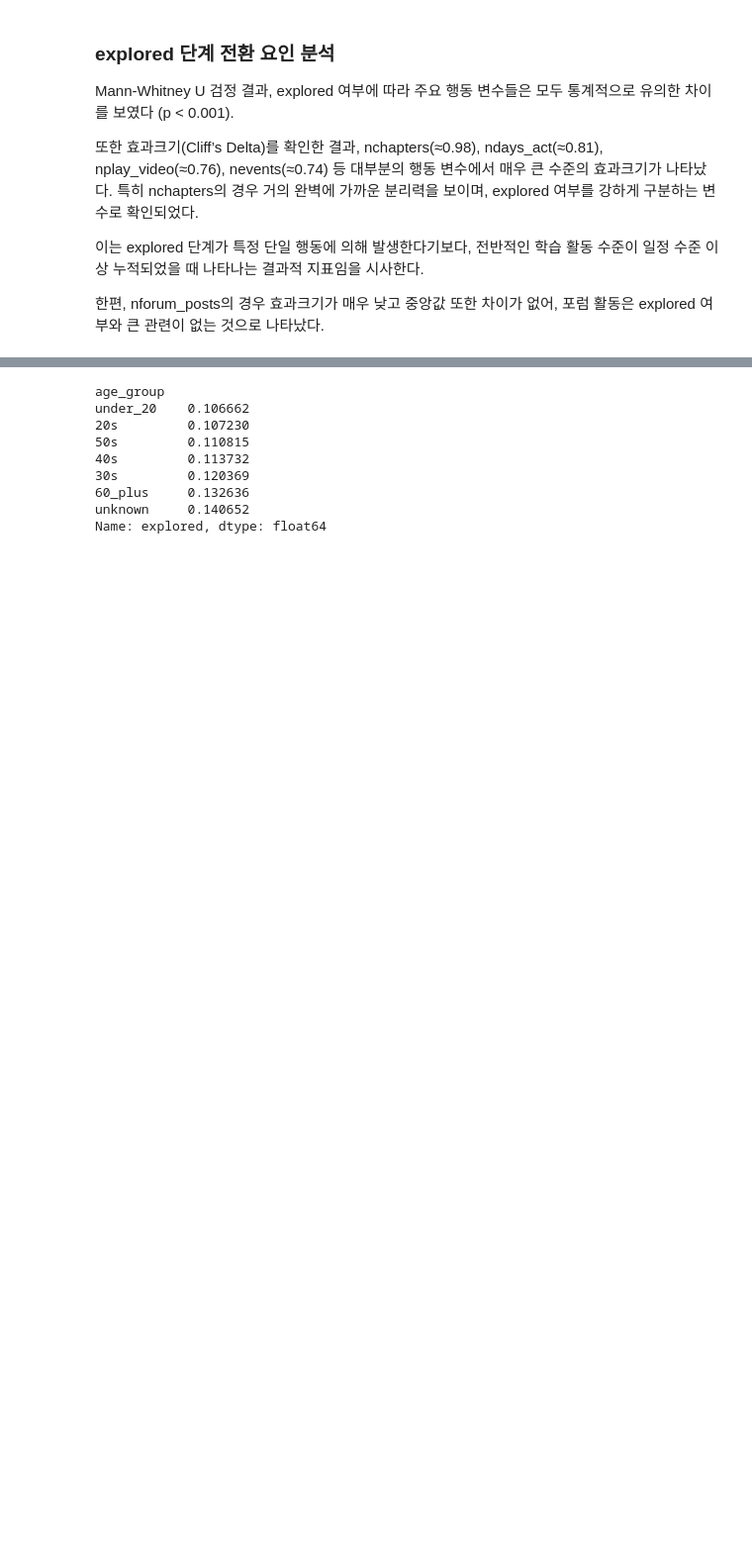
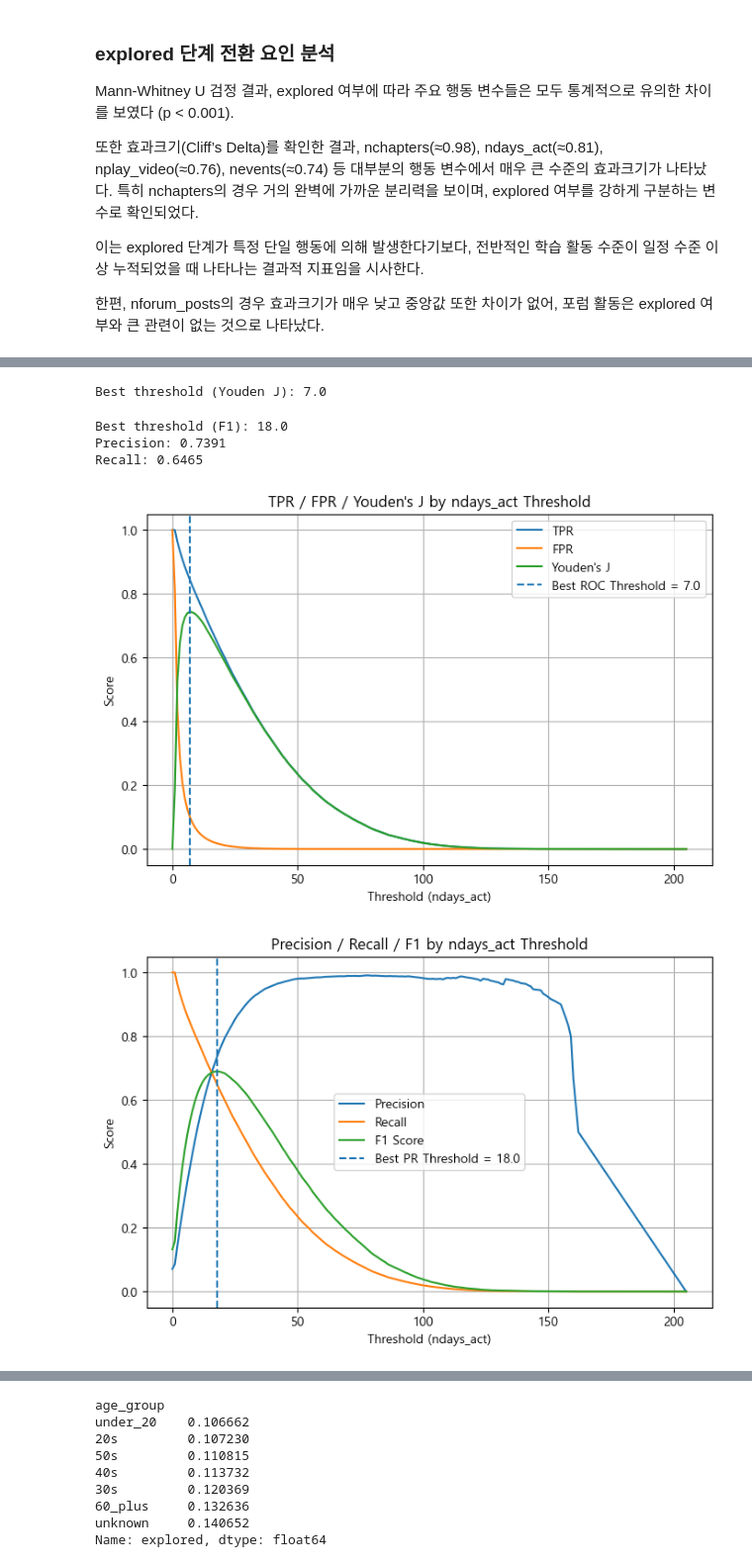
Before and after one commit to Ojirokim/data-analysis-practical-project, a Jupyter notebook: 김규열/교육EDA검정.ipynb, the cells around one changed output, grey strips where cells are left out. Shown at 99% size. Drawn from its saved outputs; the diff is of its cells as text; code cells hidden in the pictures; blank space fills up the shorter version.

```diff
--- a/김규열/교육EDA검정.ipynb
+++ b/김규열/교육EDA검정.ipynb
@@ -300,0 +1085,79 @@ Mann-Whitney U 검정 결과, explored 여부에 따라 주요 행동 변수들
+# %%
+roc_df = df[["explored", "ndays_act"]].dropna()
+
+y = roc_df["explored"]
+x = roc_df["ndays_act"]
+
+fpr, tpr, thresholds = roc_curve(y, x)
+
+j_scores = tpr - fpr
+best_idx = np.argmax(j_scores)
+best_threshold = thresholds[best_idx]
+
+print(f"Best threshold (Youden J): {best_threshold}")
+# %% [output]
+Best threshold (Youden J): 7.0
+# %%
+pr_df = df[["explored", "ndays_act"]].dropna()
+
+y = pr_df["explored"]
+x = pr_df["ndays_act"]
+
+precision, recall, thresholds = precision_recall_curve(y, x)
+
+f1_scores = 2 * (precision[:-1] * recall[:-1]) / (precision[:-1] + recall[:-1] + 1e-10)
+best_idx = np.argmax(f1_scores)
+best_threshold = thresholds[best_idx]
+
+print(f"Best threshold (F1): {best_threshold}")
+print(f"Precision: {precision[best_idx]:.4f}")
+print(f"Recall: {recall[best_idx]:.4f}")
+# %% [output]
+Best threshold (F1): 18.0
+Precision: 0.7391
+Recall: 0.6465
+# %%
+plot_df = df[["explored", "ndays_act"]].dropna().copy()
+y = plot_df["explored"].astype(int).values
+x = plot_df["ndays_act"].values
+
+# ROC
+fpr, tpr, roc_thresholds = roc_curve(y, x)
+j_scores = tpr - fpr
+best_idx_roc = np.argmax(j_scores)
+best_threshold_roc = roc_thresholds[best_idx_roc]
+
+# PR
+precision, recall, pr_thresholds = precision_recall_curve(y, x)
+f1_scores = 2 * (precision[:-1] * recall[:-1]) / (precision[:-1] + recall[:-1] + 1e-10)
+best_idx_pr = np.argmax(f1_scores)
+best_threshold_pr = pr_thresholds[best_idx_pr]
+
+# ROC 그래프
+plt.figure(figsize=(8, 5))
+plt.plot(roc_thresholds, tpr, label="TPR")
+plt.plot(roc_thresholds, fpr, label="FPR")
+plt.plot(roc_thresholds, j_scores, label="Youden's J")
+plt.axvline(best_threshold_roc, linestyle="--", label=f"Best ROC Threshold = {best_threshold_roc:.1f}")
+plt.xlabel("Threshold (ndays_act)")
+plt.ylabel("Score")
+plt.title("TPR / FPR / Youden's J by ndays_act Threshold")
+plt.legend()
+plt.grid(True)
+plt.show()
+
+# PR 그래프
+plt.figure(figsize=(8, 5))
+plt.plot(pr_thresholds, precision[:-1], label="Precision")
+plt.plot(pr_thresholds, recall[:-1], label="Recall")
+plt.plot(pr_thresholds, f1_scores, label="F1 Score")
+plt.axvline(best_threshold_pr, linestyle="--", label=f"Best PR Threshold = {best_threshold_pr:.1f}")
+plt.xlabel("Threshold (ndays_act)")
+plt.ylabel("Score")
+plt.title("Precision / Recall / F1 by ndays_act Threshold")
+plt.legend()
+plt.grid(True)
+plt.show()
+# %% [output]
+[figure, added]
+[figure, added]
```
Also changed, not shown: parts of 73 cells of this notebook.
